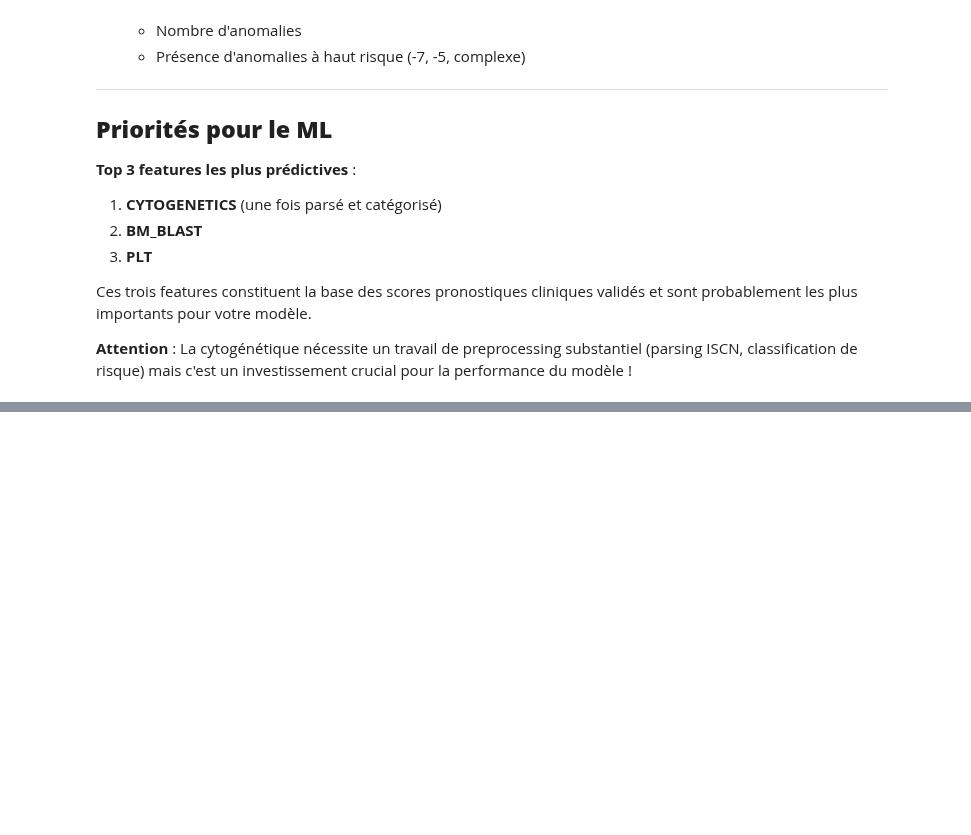
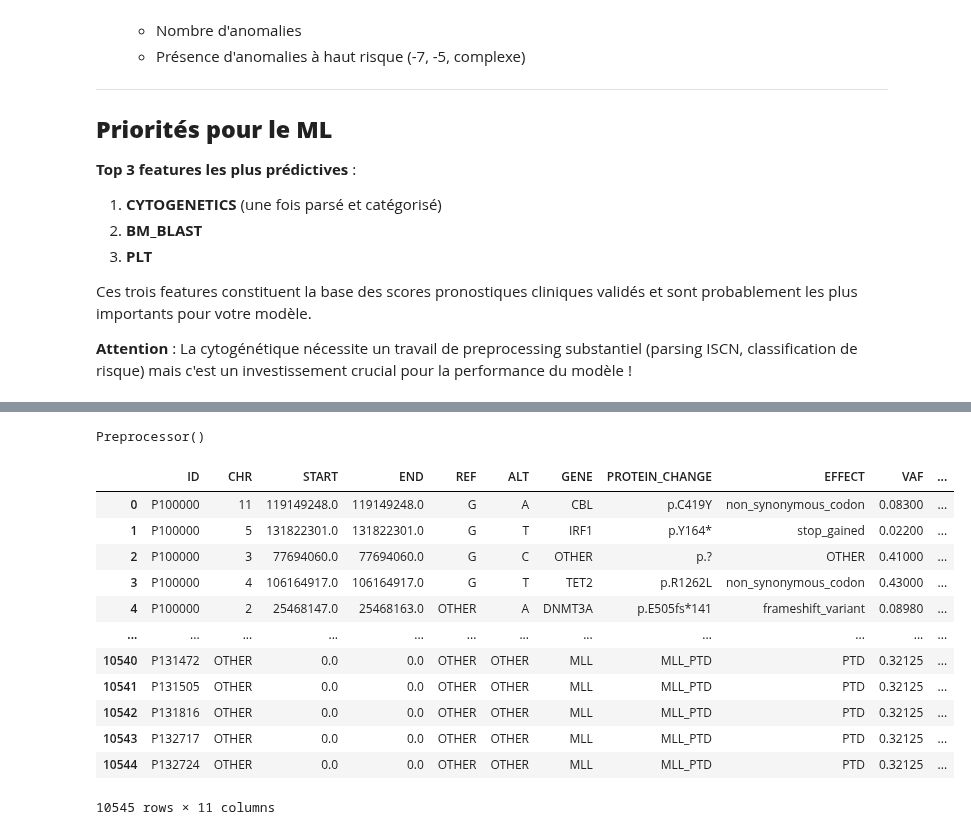
Before and after one commit to NzoCs/ens_data_challenge, a Jupyter notebook: notebooks/benchmark_feat_eng.ipynb, the cells around one changed output, grey strips where cells are left out. Drawn from its saved outputs; the diff is of its cells as text; code cells hidden in the pictures; blank space fills up the shorter version.

```diff
--- a/notebooks/benchmark_feat_eng.ipynb
+++ b/notebooks/benchmark_feat_eng.ipynb
@@ -425,0 +276,22 @@ dtype: object
+# %%
+from ens_data_challenge.preprocess.preprocessor import Preprocessor
+
+preprocessor = Preprocessor()
+# %%
+cyto_struct, cyto_struct_val = preprocessor.fit(
+    molecular_data_test=maf_eval,
+    clinical_data_test=df_eval,
+    molecular_data_train=maf_df,
+    clinical_data_train=df
+)
+
+preprocessor
+# %% [output]
+Preprocessor()
+# %%
+clinical_data_clean, molecular_data_clean, cyto_struct_clean, targets_clean = preprocessor.transform(
+    df,
+    maf_df,
+    cyto_struct,
+    target_df
+)
@@ -425,0 +304,16 @@ dtype: object
+# %%
+molecular_data_clean
+# %% [output]
+|  | ID | CHR | START | END | REF | ALT | GENE | PROTEIN_CHANGE | EFFECT | VAF | ... |
+| 0 | P100000 | 11 | 119149248.0 | 119149248.0 | G | A | CBL | p.C419Y | non_synonymous_codon | 0.08300 | ... |
+| 1 | P100000 | 5 | 131822301.0 | 131822301.0 | G | T | IRF1 | p.Y164* | stop_gained | 0.02200 | ... |
+| 2 | P100000 | 3 | 77694060.0 | 77694060.0 | G | C | OTHER | p.? | OTHER | 0.41000 | ... |
+| 3 | P100000 | 4 | 106164917.0 | 106164917.0 | G | T | TET2 | p.R1262L | non_synonymous_codon | 0.43000 | ... |
+| 4 | P100000 | 2 | 25468147.0 | 25468163.0 | OTHER | A | DNMT3A | p.E505fs*141 | frameshift_variant | 0.08980 | ... |
+| ... | ... | ... | ... | ... | ... | ... | ... | ... | ... | ... | ... |
+| 10540 | P131472 | OTHER | 0.0 | 0.0 | OTHER | OTHER | MLL | MLL_PTD | PTD | 0.32125 | ... |
+| 10541 | P131505 | OTHER | 0.0 | 0.0 | OTHER | OTHER | MLL | MLL_PTD | PTD | 0.32125 | ... |
+| 10542 | P131816 | OTHER | 0.0 | 0.0 | OTHER | OTHER | MLL | MLL_PTD | PTD | 0.32125 | ... |
+| 10543 | P132717 | OTHER | 0.0 | 0.0 | OTHER | OTHER | MLL | MLL_PTD | PTD | 0.32125 | ... |
+| 10544 | P132724 | OTHER | 0.0 | 0.0 | OTHER | OTHER | MLL | MLL_PTD | PTD | 0.32125 | ... |
+10545 rows × 11 columns
```
Also changed, not shown: parts of 58 cells of this notebook, 35 other files.
